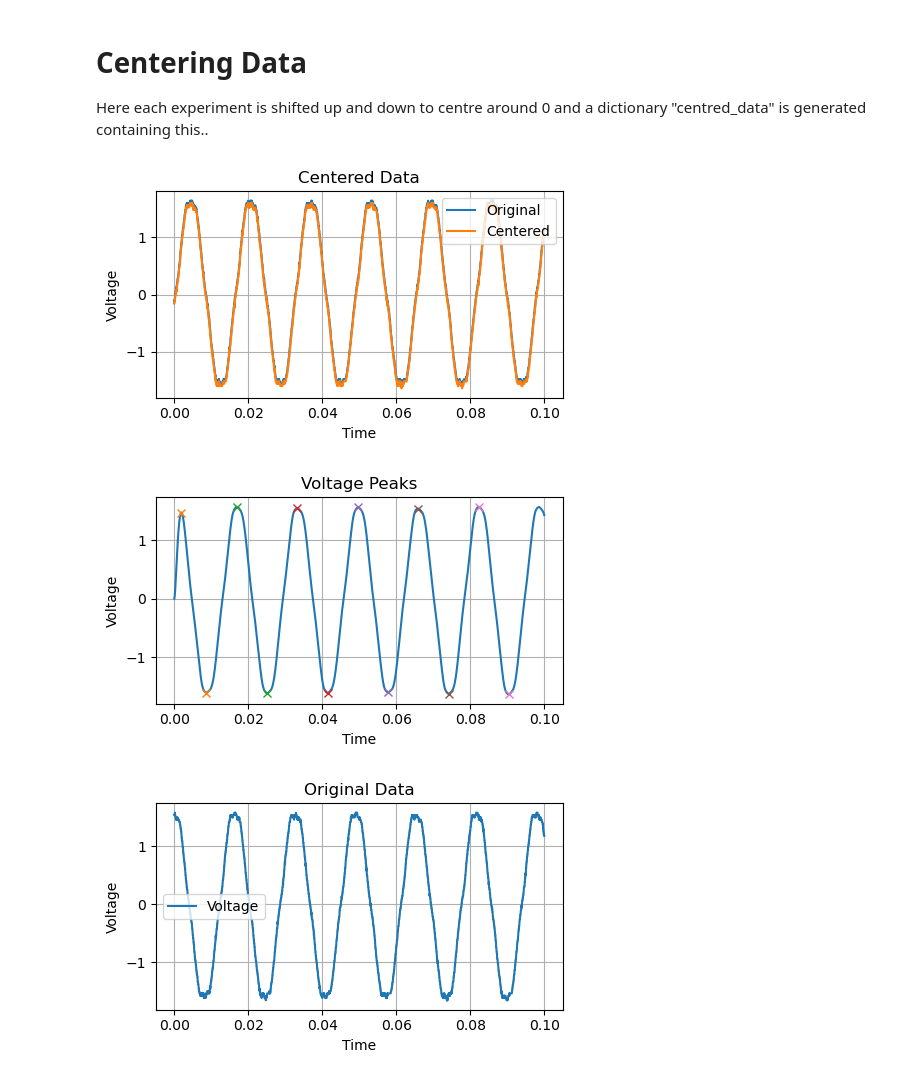
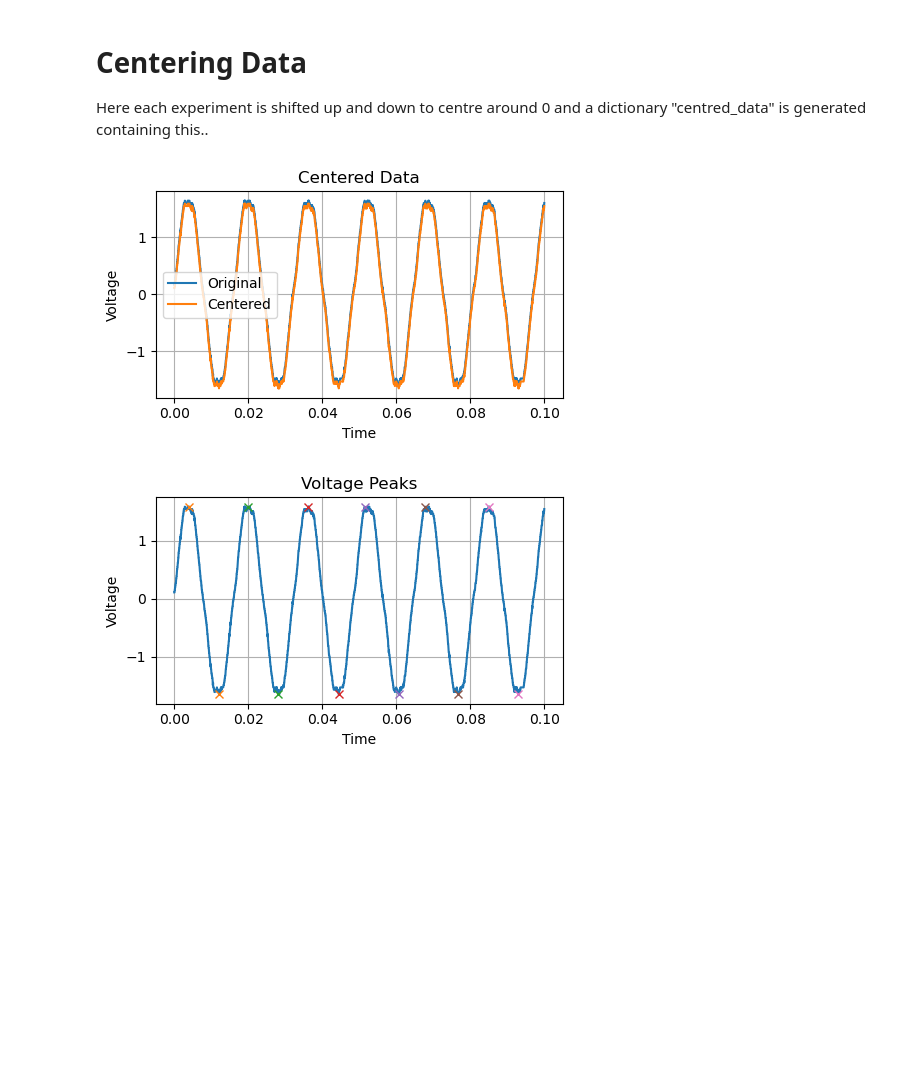
Before and after one commit to dan17229/V-Dyno, a Jupyter notebook: Torque_Constant_Calculator.ipynb, the cells around one changed output. Cells and saved outputs as stored; diff of their text form; code cells hidden in the pictures; blank space fills up the shorter version.

```diff
--- a/Torque_Constant_Calculator.ipynb
+++ b/Torque_Constant_Calculator.ipynb
@@ -31,7 +35,9 @@ for foldername in os.listdir(repo_path):
             times = [time_point+abs(times[0]) for time_point in times]
             voltages = df[4]
             # Store the lists in the dictionary
-            dataframes[foldername+df_name] = {'times': list(times), 'voltages': list(voltages)}
+            dataframes[df_name] = {'times': list(times), 'voltages': list(voltages)}
+
+dataframes = dict(sorted(dataframes.items()))
 
 for experiment in dataframes:
     print(f"{experiment} has {len(dataframes[experiment]['times'])} data points")
@@ -81,7 +88,7 @@ def nice_plot_please_two(x1, y1, x2, y2, title, x_label, y_label,data_name1,data
 Here each experiment is shifted up and down to centre around 0 and a dictionary "centred_data" is generated containing this..
 # %%
 #dictionary of experiments, indexes as [value][0], 0 is time, 1 is voltage
-example='ALL0005_CH1YellowCH2RedF0005CH2'
+example='RedF0001CH2'
 
 #centering data about 0
 centered_data = {}
@@ -92,7 +99,7 @@ for experiment in dataframes:
 #dictionary of experiments, indexes as [value][0], 0 is time, 1 is voltage
 nice_plot_please_two(dataframes[example]['times'],dataframes[example]['voltages'],centered_data[example]['times'],centered_data[example]['voltages'],"Centered Data","Time","Voltage","Original","Centered")
 # %% [output]
-[figure, old version]
+[figure, new version]
 # %%
 def back_emf_finder(experiment,data=centered_data,window_start=0,window_size=0,voltage_threshold=1,plot=False,filter=False):
     test_data= data[experiment].copy()
@@ -162,10 +182,8 @@ def back_emf_finder(experiment,data=centered_data,window_start=0,window_size=0,v
 # %%
-example = "ALL0003_CH1YellowCH2RedF0003CH2"
-back_emf = back_emf_finder(example,plot=True,filter=True)
-nice_plot_please(centered_data[example]["times"],centered_data[example]["voltages"],"Original Data", "Time", "Voltage")
+example = "RedF0001CH2"
+back_emf = back_emf_finder(example,plot=True,filter=False)
 # %% [output]
-[figure, old version]
+[figure, new version]
-[figure, removed]
 # %%
 all_back_emf = []
 experiment_start_points=[0]
```
Also changed, not shown: parts of 6 cells of this notebook, 22 other files.
